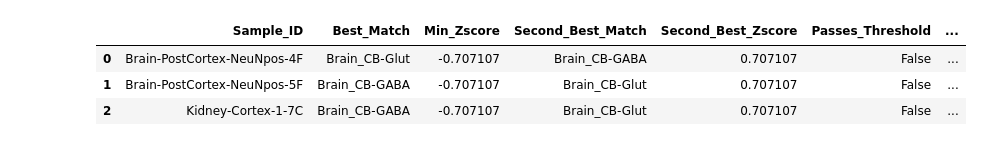
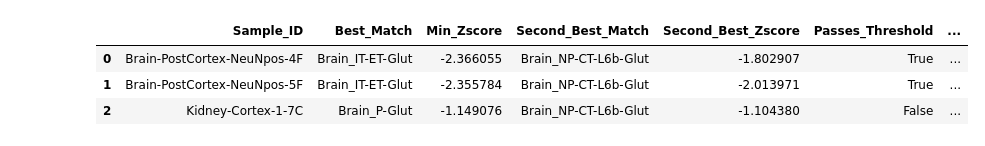
Before and after one commit to tonypincheng/RETrace2, a Jupyter notebook: notebooks/Tutorial.ipynb, the cells around one changed output. Cells and saved outputs as stored; diff of their text form; code cells hidden in the pictures.

```diff
--- a/notebooks/Tutorial.ipynb
+++ b/notebooks/Tutorial.ipynb
@@ -241,9 +402,9 @@ display(HTML(html))
 # %%
 # View cell type assignments
-celltype_assignments = pd.read_csv('../results/infer_celltype/assignments/celltype_assignments.tsv', sep='\t')
+celltype_assignments = pd.read_csv('../results_msh2/infer_celltype/assignments/celltype_assignments.tsv', sep='\t')
 celltype_assignments.head()
 # %% [output]
 |  | Sample_ID | Best_Match | Min_Zscore | Second_Best_Match | Second_Best_Zscore | Passes_Threshold | ... |
-| 0 | Brain-PostCortex-NeuNpos-4F | Brain_CB-Glut | -0.707107 | Brain_CB-GABA | 0.707107 | False | ... |
-| 1 | Brain-PostCortex-NeuNpos-5F | Brain_CB-GABA | -0.707107 | Brain_CB-Glut | 0.707107 | False | ... |
-| 2 | Kidney-Cortex-1-7C | Brain_CB-GABA | -0.707107 | Brain_CB-Glut | 0.707107 | False | ... |
+| 0 | Brain-PostCortex-NeuNpos-4F | Brain_IT-ET-Glut | -2.366055 | Brain_NP-CT-L6b-Glut | -1.802907 | True | ... |
+| 1 | Brain-PostCortex-NeuNpos-5F | Brain_IT-ET-Glut | -2.355784 | Brain_NP-CT-L6b-Glut | -2.013971 | True | ... |
+| 2 | Kidney-Cortex-1-7C | Brain_P-Glut | -1.149076 | Brain_NP-CT-L6b-Glut | -1.104380 | False | ... |
```
Also changed, not shown: parts of 30 cells of this notebook, 6 other files.
